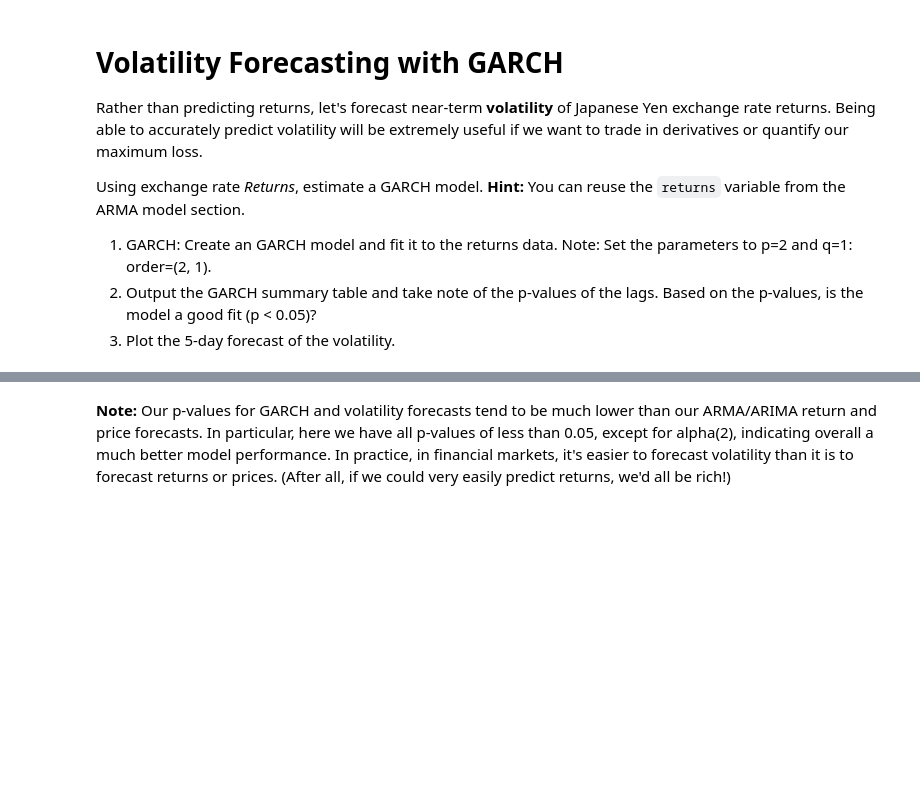
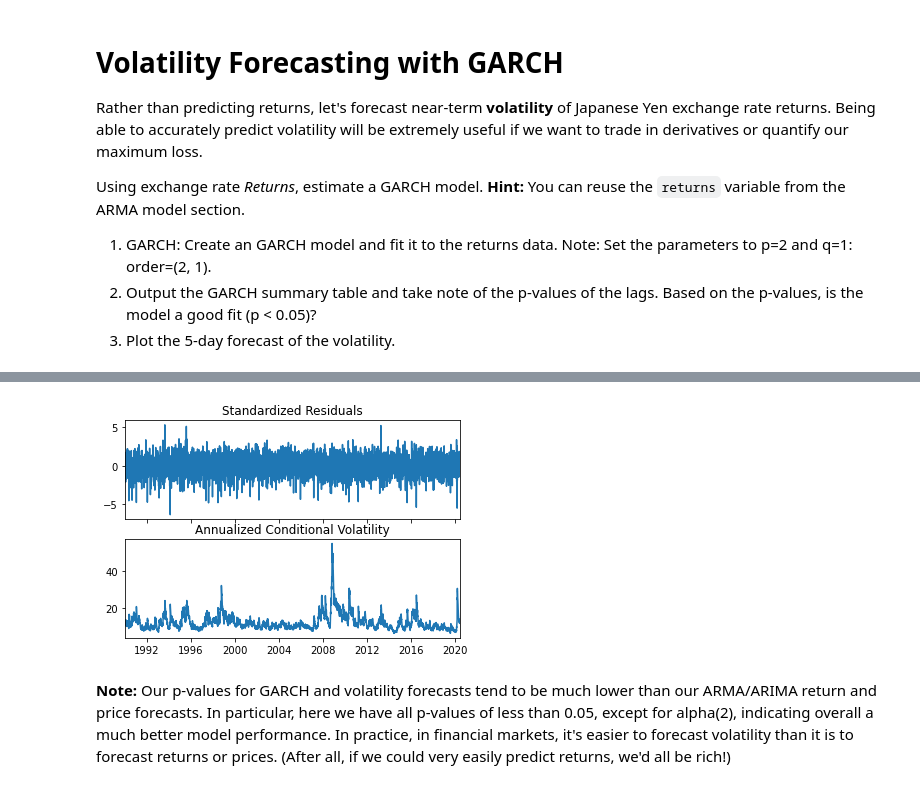
Before and after one commit to tyedem/Yen_For_The_Future, a Jupyter notebook: time_series_analysis.ipynb, the cells around one changed output, grey strips where cells are left out. Saved outputs shown, nothing was run; the diff lists cells and outputs as text; code cells hidden in the pictures; blank space fills up the shorter version.

```diff
--- a/time_series_analysis.ipynb
+++ b/time_series_analysis.ipynb
@@ -308,6 +322,10 @@ Volatility Model
 | alpha[2] | 0.0000 | 2.010e-02 | 0.000 | 1.000 | [-3.940e-02,3.940e-02] |
 | beta[1] | 0.9243 | 1.229e-02 | 75.205 | 0.000 | [ 0.900, 0.948] |
 Covariance estimator: robust
+# %%
+fig = results.plot(annualize='D')
+# %% [output]
+[figure, added]
 # %% [markdown]
 **Note:** Our p-values for GARCH and volatility forecasts tend to be much lower than our ARMA/ARIMA return and price forecasts. In particular, here we have all p-values of less than 0.05, except for alpha(2), indicating overall a much better model performance. In practice, in financial markets, it's easier to forecast volatility than it is to forecast returns or prices. (After all, if we could very easily predict returns, we'd all be rich!)
 # %%
```
Also changed, not shown: parts of 13 cells of this notebook, 2 other files.
